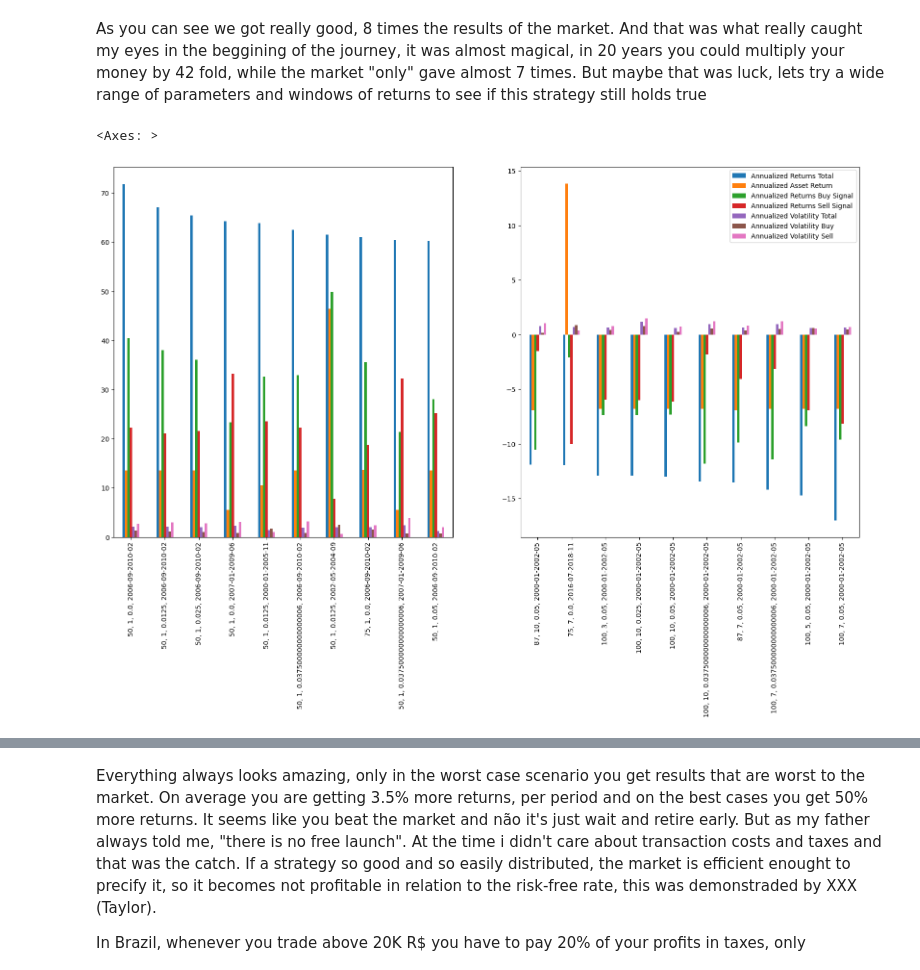
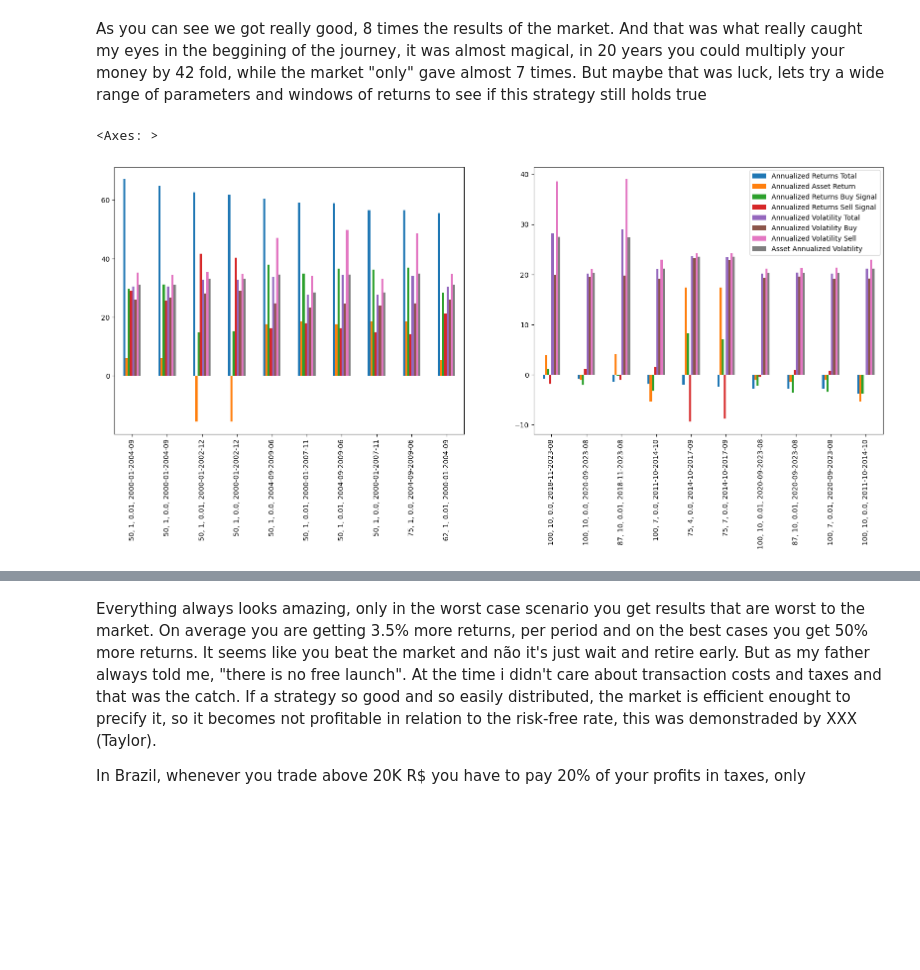
Before and after one commit to RafaelM0raes/MyJourneyInFinancialMarkets, a Jupyter notebook: Artigo 1.ipynb, the cells around one changed output, grey strips where cells are left out. Cells and saved outputs as stored; diff of their text form; code cells hidden in the pictures; blank space fills up the shorter version.

```diff
--- a/Artigo 1.ipynb
+++ b/Artigo 1.ipynb
@@ -57,7 +57,6 @@ import pandas as pd
 import numpy as np
 import matplotlib.pyplot as plt
 import datetime
-
 def moving_avg(time_serie: pd.Series,
                period_long: int,
                period_short: int,
@@ -76,8 +75,8 @@ def moving_avg(time_serie: pd.Series,
     df["signal"] = df["ratio"].apply(signal, b=b)
     return df
 web = yf.Ticker("^BVSP")
-df = web.history(start=datetime.datetime(2020, 1, 1))["Close"]
-series = moving_avg(df, 100, 5)
-series[["moving_avg_long", "moving_avg_short"]].plot.line(figsize=(20, 10))
+df = web.history(start=datetime.datetime(2000, 1, 1))["Close"]
+series = moving_avg(df, 50, 5)
+series[["moving_avg_long", "moving_avg_short", "Close"]].plot.line(figsize=(20, 10))
 # %% [output]
 <Axes: xlabel='Date'>
@@ -137,7 +143,7 @@ The market return was 591.5%
 # %% [markdown]
 As you can see we got really good, 8 times the results of the market. And that was what really caught my eyes in the beggining of the journey, it was almost magical, in 20 years you could multiply your money by 42 fold, while the market "only" gave almost 7 times. But maybe that was luck, lets try a wide range of parameters and windows of returns to see if this strategy still holds true
 # %%
-def backtest(time_series, folds_window=(2, 10, 4), long_window = (50, 100, 5), short_window = (1, 10, 5), b_range=(0, 0.05, 5), taxes = False):
+def backtest(time_series, folds_window=(1, 8, 4), long_window = (50, 100, 5), short_window = (1, 10, 4), b_range=(0, 0.01, 2), taxes = False):
     """
     Recives a time series as input an compute the moving averages for combintions of periods. Return a DataFrame with returns, volatility and market information.
     The index describe the iteration with the structure (long window, short window, b, period)
@@ -158,28 +164,30 @@ def backtest(time_series, folds_window=(2, 10, 4), long_window = (50, 100, 5), s
                                                                   (results["asset returns"]**(252/fold.shape[0]) - 1)*100,
                                                                   (results['return buy signal']**(252/fold.shape[0]) - 1)*100,
                                                                   (results['return sell signal']**(252/fold.shape[0]) - 1)*100,
-                                                                  (results['volatility total']*np.sqrt(252)),
-                                                                  (results['volatility buy signal']*np.sqrt(252)),
-                                                                  (results['volatility sell signal']*np.sqrt(252))],
+                                                                  (results['volatility total']*100*np.sqrt(252)),
+                                                                  (results['volatility buy signal']*100*np.sqrt(252)),
+                                                                  (results['volatility sell signal']*100*np.sqrt(252)),
+                                                                  (results['asset volatility']*100*np.sqrt(252))],
                                                                  index=["Annualized Returns Total",
                                                                         "Annualized Asset Return",
                                                                         "Annualized Returns Buy Signal",
                                                                         "Annualized Returns Sell Signal",
                                                                         "Annualized Volatility Total",
                                                                         "Annualized Volatility Buy",
-                                                                        "Annualized Volatility Sell"],
+                                                                        "Annualized Volatility Sell",
+                                                                        "Asset Annualized Volatility"],
                                                                  columns=[f"{long}, {short}, {b}, {fold.index[0].strftime('%Y-%m')}-{fold.index[-1].strftime('%Y-%m')}"]).T], axis=0) #Adicionar o periodo
     return data
 # %%
 backtest_results = backtest(df)
 # %%
 import matplotlib.pyplot as plt
-fig, ax = plt.subplots(1, 2, figsize=(20, 10))
+fig, ax = plt.subplots(1, 2, figsize=(20, 7))
 backtest_results.sort_values("Annualized Returns Total", ascending=False).tail(10).plot.bar(ax=ax[1])
 backtest_results.sort_values("Annualized Returns Total", ascending=False).head(10).plot.bar(ax=ax[0], legend=False)
 # %% [output]
 <Axes: >
-[figure, old version]
+[figure, new version]
 # %%
 backtest_results.describe()
 # %% [output]
```
Also changed, not shown: parts of 11 cells of this notebook.
